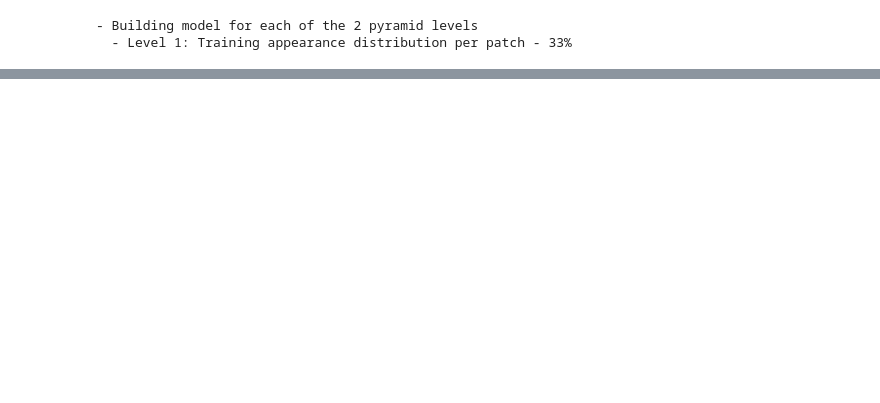
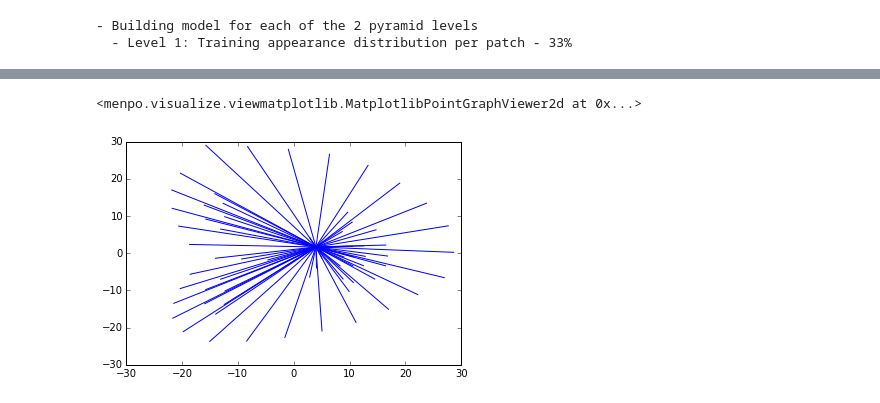
Before and after one commit to nontas/antonakoscvpr2015, a Jupyter notebook: Untitled0.ipynb, the cells around one changed output, grey strips where cells are left out. Saved outputs shown, nothing was run; the diff lists cells and outputs as text; code cells hidden in the pictures; blank space fills up the shorter version.

```diff
--- a/Untitled0.ipynb
+++ b/Untitled0.ipynb
@@ -168,0 +60,9 @@ visualize_shape_model(aps.shape_models)
+# %%
+from menpo.shape import PointTree
+tree = PointTree(aps.shape_models[0].mean().points, aps.tree.adjacency_array, aps.tree.root_vertex)
+%matplotlib inline
+
+tree.view()
+# %% [output]
+<menpo.visualize.viewmatplotlib.MatplotlibPointGraphViewer2d at 0x...>
+[figure, added]
```
Also changed, not shown: parts of 12 cells of this notebook, 5 other files.
